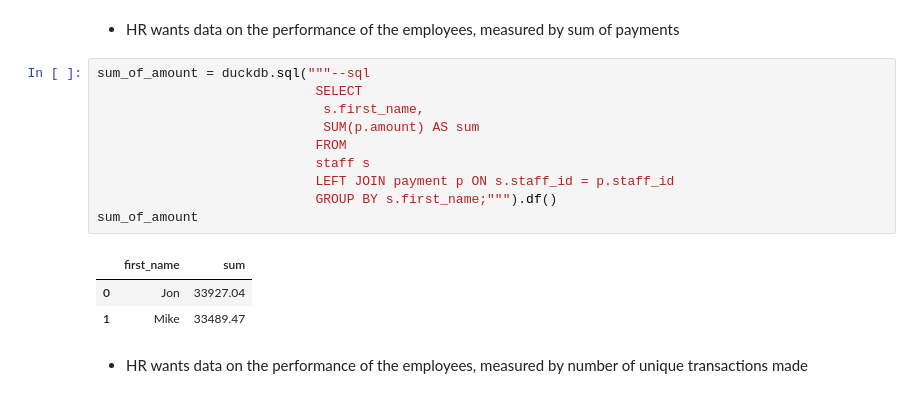
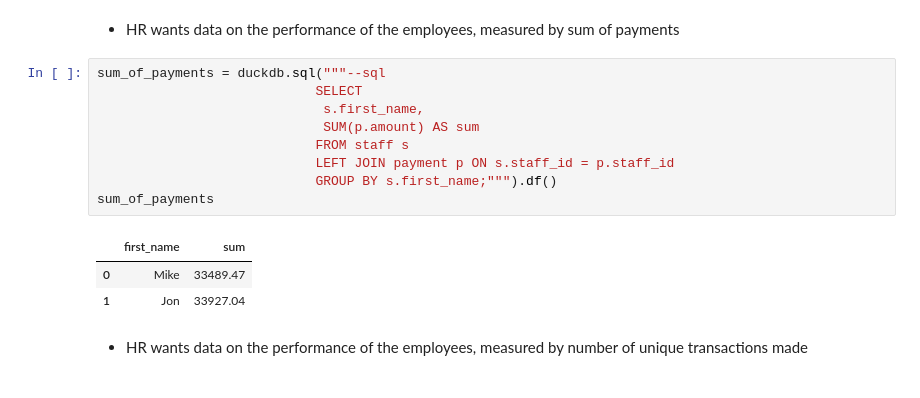
Before and after one commit to karlrydberg-stack/lab_sql_karl_rydberg_de25, a Jupyter notebook: task_1_task_2.ipynb, the cells around one changed output. Saved outputs shown, nothing was run; the diff lists cells and outputs as text.

```diff
--- a/task_1_task_2.ipynb
+++ b/task_1_task_2.ipynb
@@ -207,19 +207,18 @@ revenue_by_country.head()
 # %% [markdown]
 - HR wants data on the performance of the employees, measured by sum of payments
 # %%
-sum_of_amount = duckdb.sql("""--sql
+sum_of_payments = duckdb.sql("""--sql
                             SELECT
                              s.first_name,
                              SUM(p.amount) AS sum
-                            FROM
-                            staff s
+                            FROM staff s
                             LEFT JOIN payment p ON s.staff_id = p.staff_id
                             GROUP BY s.first_name;""").df()
-sum_of_amount
+sum_of_payments
 # %% [output]
 |  | first_name | sum |
-| 0 | Jon | 33927.04 |
-| 1 | Mike | 33489.47 |
+| 0 | Mike | 33489.47 |
+| 1 | Jon | 33927.04 |
 # %% [markdown]
 - HR wants data on the performance of the employees, measured by number of unique transactions made
 # %%
```
Also changed, not shown: parts of 2 cells of this notebook, 1 other file.
